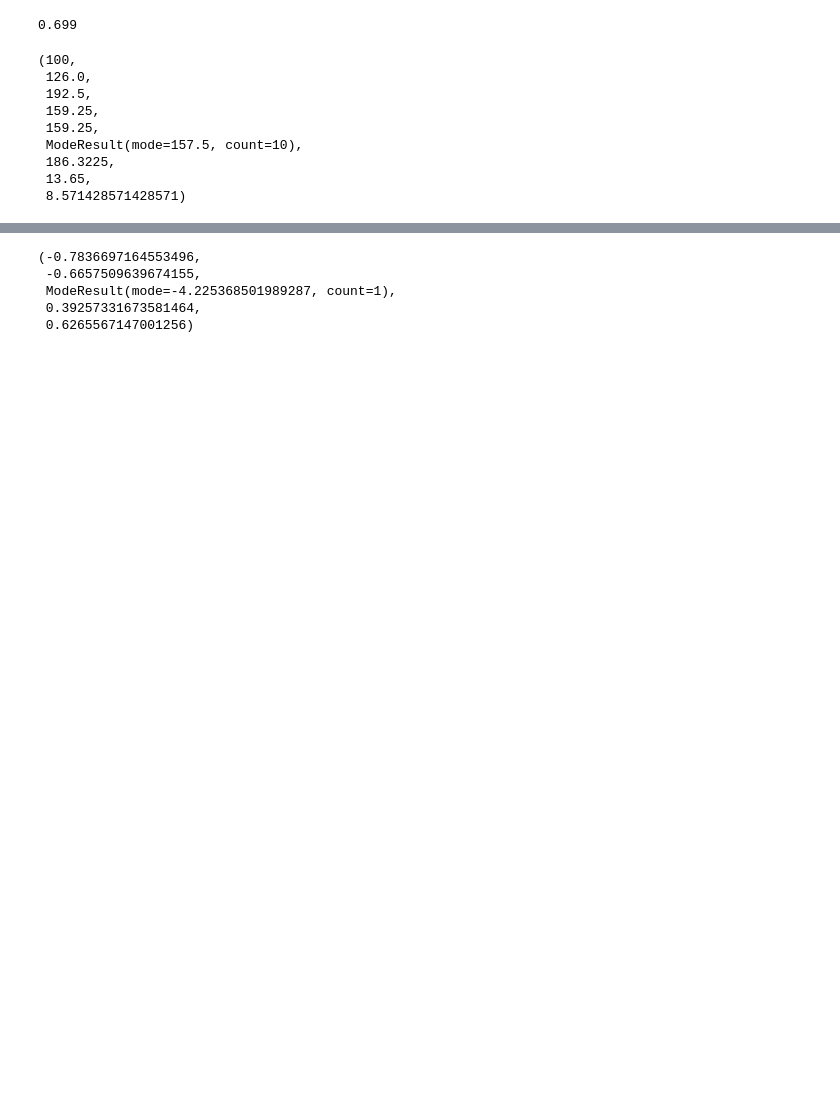
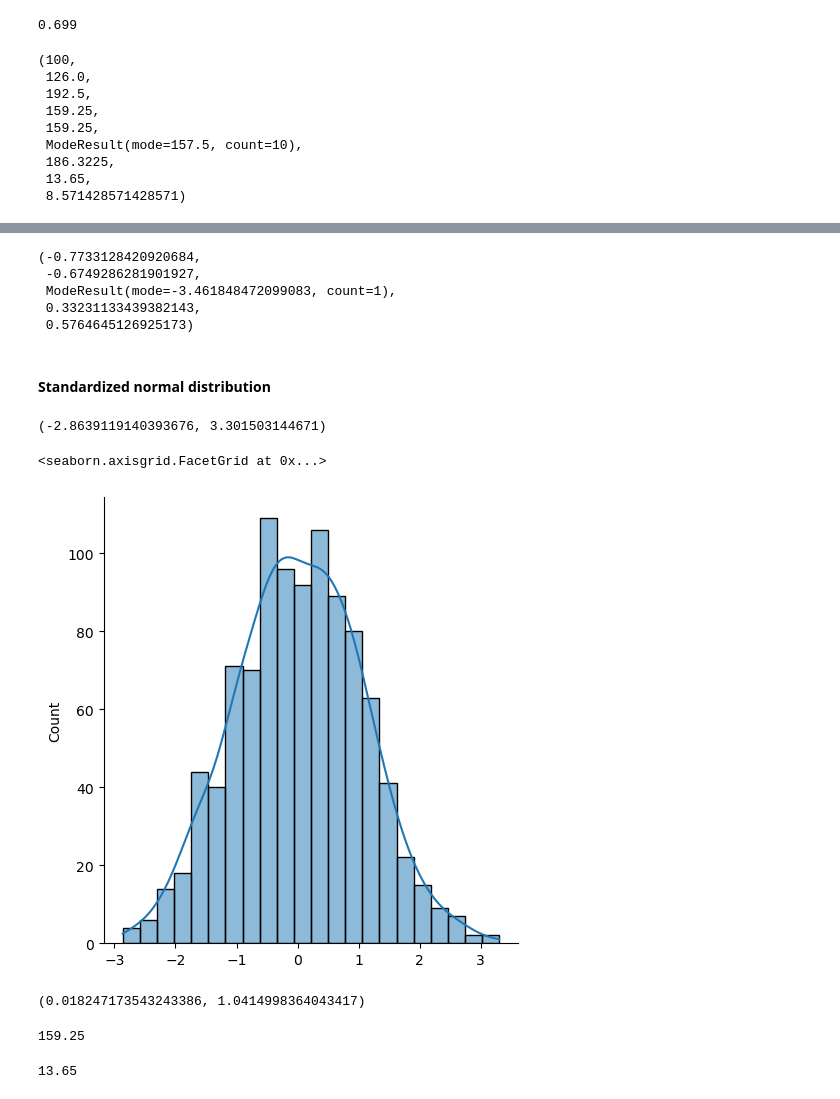
Before and after one commit to Dionmax/BurningMyBrain, a Jupyter notebook: EstatisticaDataScience/Distributions.ipynb, the cells around one changed output, grey strips where cells are left out. Drawn from its saved outputs; the diff is of its cells as text; code cells hidden in the pictures; blank space fills up the shorter version.

Commit message:
Distributions Studies

```diff
--- a/EstatisticaDataScience/Distributions.ipynb
+++ b/EstatisticaDataScience/Distributions.ipynb
@@ -133,8 +240,39 @@ sns.displot(dataframe, x="Value", kde=True)
 # %%
-np.mean(negative_data), np.median(negative_data), stats.mode(negative_data), np.var(negative_data), np.std(negative_data)
+np.mean(negative_data), np.median(negative_data), stats.mode(negative_data), np.var(
+    negative_data
+), np.std(negative_data)
 # %% [output]
-(-0.7836697164553496,
- -0.6657509639674155,
- ModeResult(mode=-4.225368501989287, count=1),
- 0.39257331673581464,
- 0.6265567147001256)
+(-0.7733128420920684,
+ -0.6749286281901927,
+ ModeResult(mode=-3.461848472099083, count=1),
+ 0.33231133439382143,
+ 0.5764645126925173)
+# %% [markdown]
+#### Standardized normal distribution
+# %%
+standart_normal_data = np.random.normal(loc=0, scale=1, size=1000)
+
+min(standart_normal_data), max(standart_normal_data)
+# %% [output]
+(-2.8639119140393676, 3.301503144671)
+# %%
+sns.displot(standart_normal_data, kde=True)
+# %% [output]
+<seaborn.axisgrid.FacetGrid at 0x...>
+[figure, added]
+# %%
+standart_normal_data.mean(), np.std(standart_normal_data),
+# %% [output]
+(0.018247173543243386, 1.0414998364043417)
+# %%
+mean_height = height_data.mean()
+
+mean_height
+# %% [output]
+159.25
+# %%
+std_height = height_data.std()
+
+std_height
+# %% [output]
+13.65
```
Also changed, not shown: parts of 49 cells of this notebook.
